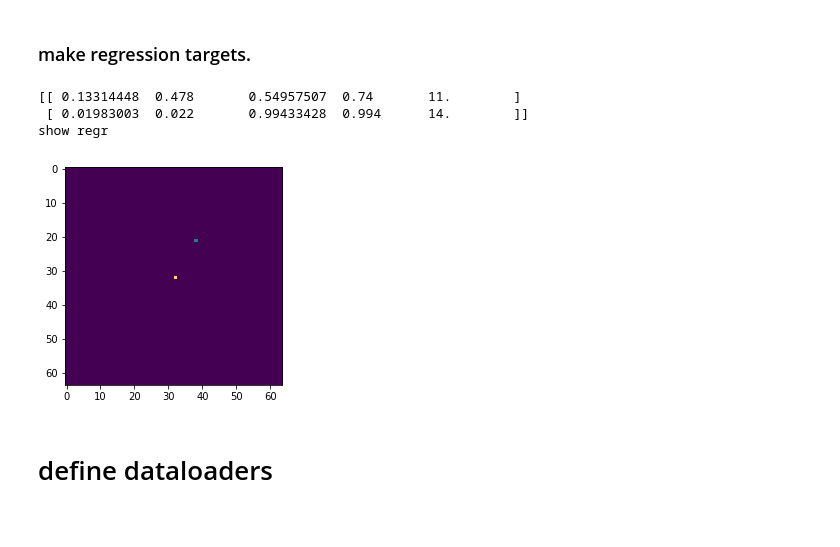
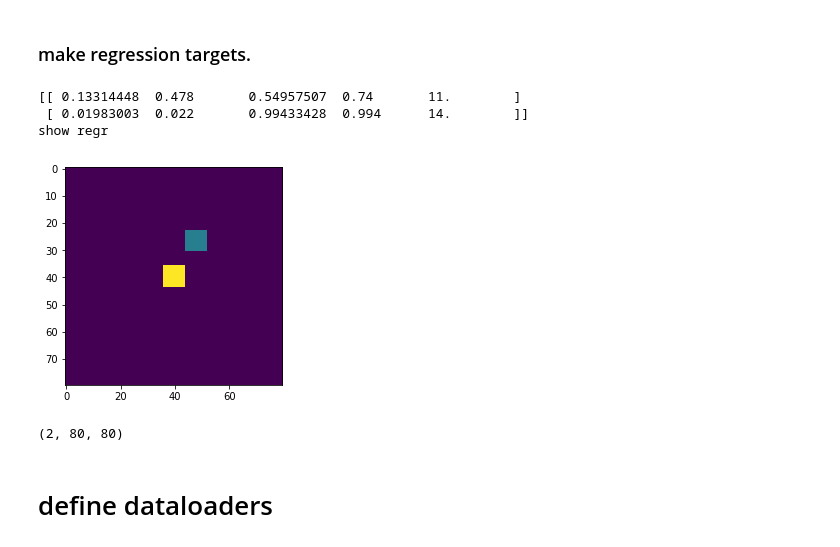
Before and after one commit to kentaroy47/centernet-from-scratch.pytorch, a Jupyter notebook: train_centernet.ipynb, the cells around one changed output. Cells and saved outputs as stored; diff of their text form; code cells hidden in the pictures.

```diff
--- a/train_centernet.ipynb
+++ b/train_centernet.ipynb
@@ -37,8 +37,8 @@ HALF = False
 scale = 1
 # %%
 num_class = 20 # for VOC
-batch_size = 32
-input_size = 256 # should be dividable with 32
+batch_size = 16
+input_size = 320 # should be dividable with 32
 MODEL_SCALE = 4 # output heatmap scale
 # %% [markdown]
 ## make data.Dataset for training
@@ -196,31 +235,38 @@ heatmap of person class
 # %% [markdown]
 ### make regression targets.
 # %%
-
 # [width_size, height_size]
 
 # make regr heatmap
 regr = np.zeros([2, input_size//MODEL_SCALE, input_size//MODEL_SCALE])
 
 # show targets
 target = np.asarray(targets)
 print(target)
 # convert targets to its center.
 regrs = np.asarray([np.asarray([target[:,2]-target[:,0]]), \
                      np.asarray([target[:,3]-target[:,1]])]).T
 
 # plot regr values to mask
 for r, c in zip(regrs, center):
-    regr[:, int(c[0]*input_size)//MODEL_SCALE, int(c[1]*input_size)//MODEL_SCALE] = r
+    y, x = int(c[0]*input_size)//MODEL_SCALE, int(c[1]*input_size)//MODEL_SCALE
+    for i in range(-4, 4):
+        for j in range(-4, 4):
+            regr[:, int(c[0]*input_size)//MODEL_SCALE+i, int(c[1]*input_size)//MODEL_SCALE+j] = r
+    #regr = draw_dense_reg(regr, center, [y,x], regrs, 0, False)
 
 print("show regr")
 plt.imshow(regr[0])
 plt.show()
 # %% [output]
 [[ 0.13314448  0.478       0.54957507  0.74       11.        ]
  [ 0.01983003  0.022       0.99433428  0.994      14.        ]]
 show regr
-[figure, old version]
+[figure, new version]
+# %%
+regr.shape
+# %% [output]
+(2, 80, 80)
 # %%
 # wrap as function
 def make_hm(target, input_size=512, num_class=20):
```
Also changed, not shown: parts of 13 cells of this notebook, 3 other files.
